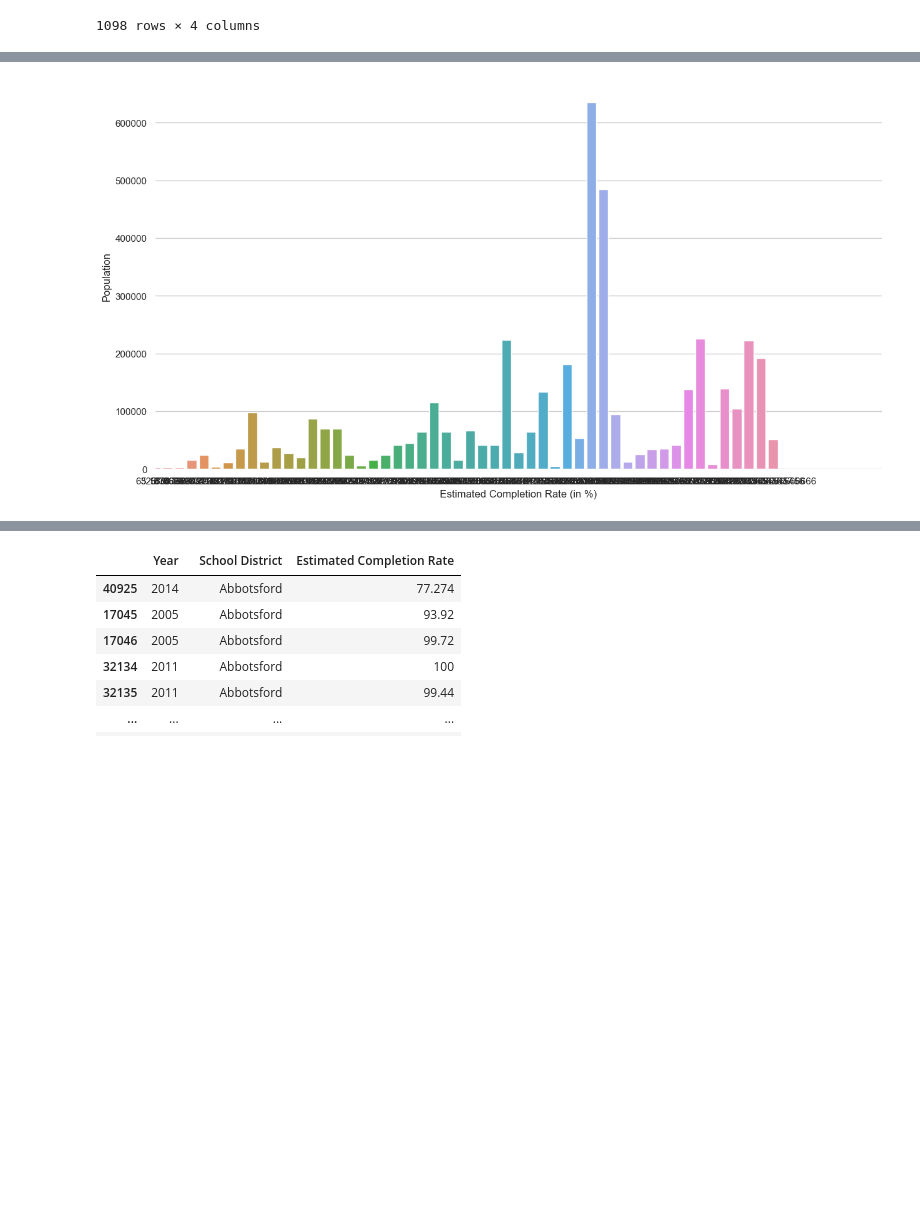
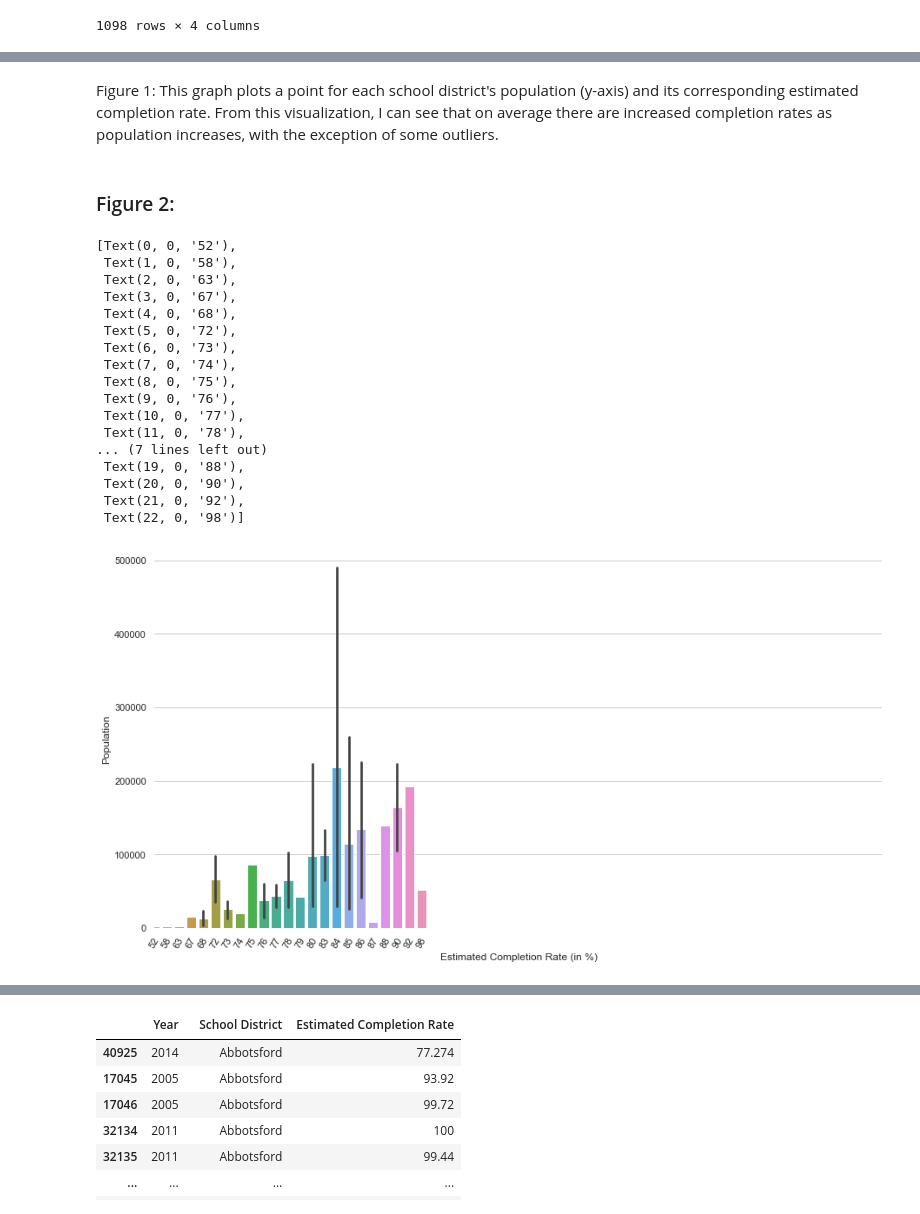
Before and after one commit to ubco-W2022T1-cosc301/project-group19, a Jupyter notebook: notebooks/analysis2.ipynb, the cells around one changed output, grey strips where cells are left out. Cells and saved outputs as stored; diff of their text form; code cells hidden in the pictures; blank space fills up the shorter version.

```diff
--- a/notebooks/analysis2.ipynb
+++ b/notebooks/analysis2.ipynb
@@ -409,6 +420,8 @@ cleanData = mypopData
 cleanData = cleanData.groupby('School District').mean()
 cleanData = cleanData.sort_values(by=['Population'], ascending=False)
 cleanData = cleanData.drop("Year", axis = 1)
+cleanData["Population"] = cleanData["Population"].astype(int)
+cleanData["Estimated Completion Rate"] = cleanData["Estimated Completion Rate"].astype(int)
 cleanData
 # %% [output]
 |  | Estimated Completion Rate | Population |
@@ -443,11 +458,32 @@ sns.scatterplot(x = 'Estimated Completion Rate', y = 'Population', data = cleanD
+# %% [markdown]
+Figure 1: This graph plots a point for each school district's population (y-axis) and its corresponding estimated completion rate. From this visualization, I can see that on average there are increased completion rates as population increases, with the exception of some outliers.
+# %% [markdown]
+### Figure 2:
 # %%
 sns.set_theme(style="whitegrid")
 f, ax = plt.subplots(figsize=(15, 8))
 sns.set_color_codes("pastel")
 sns.barplot(data=cleanData, x="Estimated Completion Rate", y = "Population")
 ax.set(xlim=(0, 60), ylim=(0), ylabel="Population",
        xlabel="Estimated Completion Rate (in %)")
 sns.despine(left=True, bottom=True)
-#plt.setp(f.axes, xticks=[])
+ax.set_xticklabels(ax.get_xticklabels(), rotation=60)
 # %% [output]
+[Text(0, 0, '52'),
+ Text(1, 0, '58'),
+ Text(2, 0, '63'),
+ Text(3, 0, '67'),
+ Text(4, 0, '68'),
+ Text(5, 0, '72'),
+ Text(6, 0, '73'),
+ Text(7, 0, '74'),
+ Text(8, 0, '75'),
+ Text(9, 0, '76'),
+ Text(10, 0, '77'),
+ Text(11, 0, '78'),
+... (7 lines left out)
+ Text(19, 0, '88'),
+ Text(20, 0, '90'),
+ Text(21, 0, '92'),
+ Text(22, 0, '98')]
-[figure, old version]
+[figure, new version]
```
Also changed, not shown: parts of 60 cells of this notebook, 1 other file.
